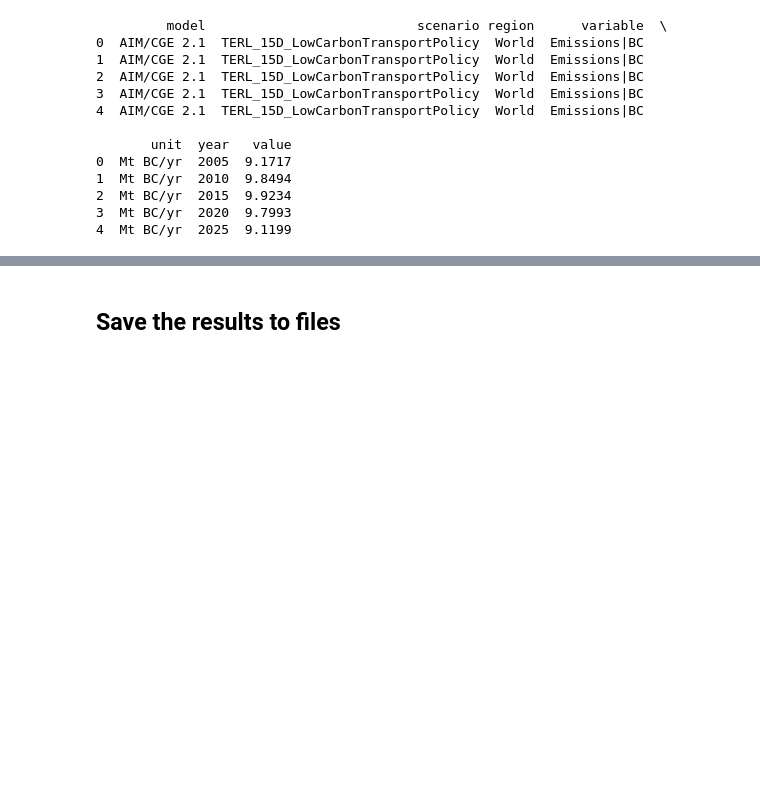
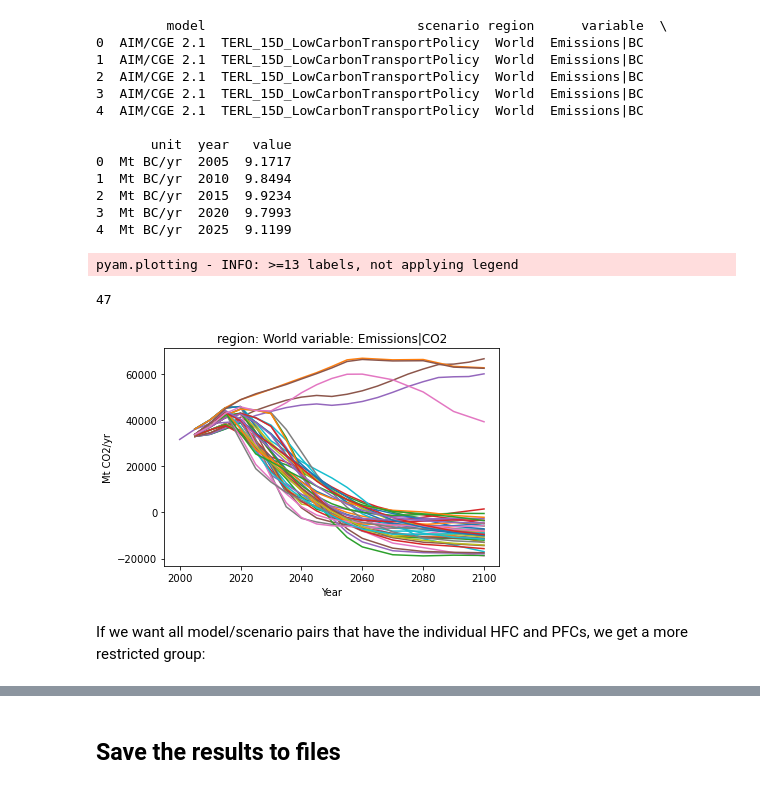
Before and after one commit to GranthamImperial/silicone_examples, a Jupyter notebook: notebooks/find_overlapping_model_scenarios.ipynb, the cells around one changed output, grey strips where cells are left out. Cells and saved outputs as stored; diff of their text form; code cells hidden in the pictures; blank space fills up the shorter version.

```diff
--- a/notebooks/find_overlapping_model_scenarios.ipynb
+++ b/notebooks/find_overlapping_model_scenarios.ipynb
@@ -79,5 +79,11 @@ print(accepted.head())
 3  Mt BC/yr  2020  9.7993
 4  Mt BC/yr  2025  9.1199
 # %%
-accepted.filter(variable="*CO2").plot()
-print(len())
+accepted.filter(variable="*CO2").line_plot()
+print(len(accepted.filter(variable="*CO2").timeseries()))
+# %% [output]
+pyam.plotting - INFO: >=13 labels, not applying legend
+47
+[figure, added]
+# %% [markdown]
+If we want all model/scenario pairs that have the individual HFC and PFCs, we get a more restricted group:
```
Also changed, not shown: parts of 11 cells of this notebook, 2 other files.
